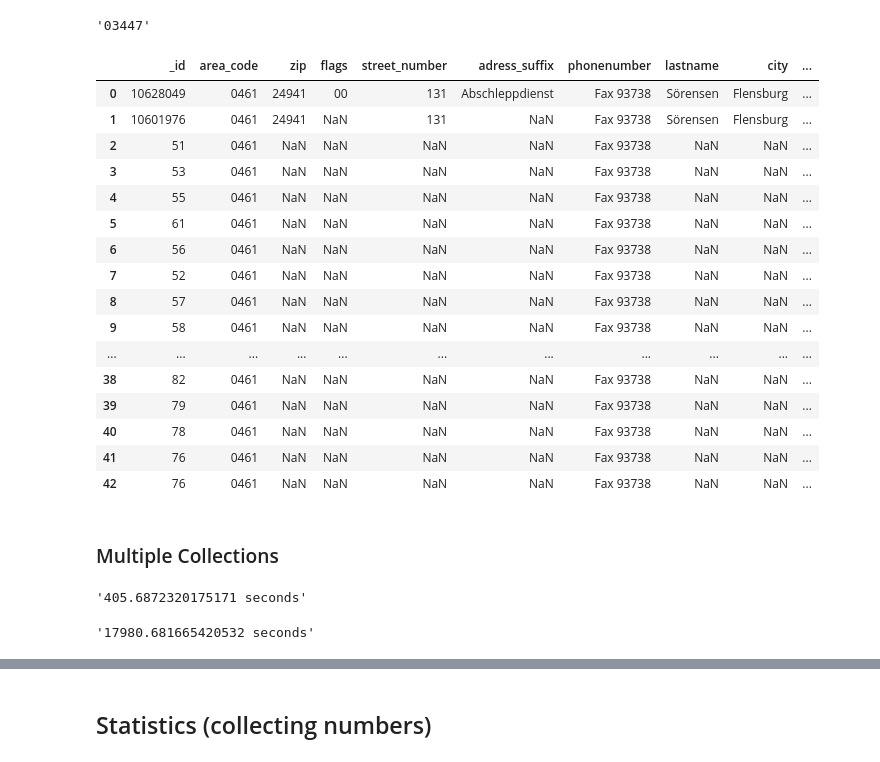
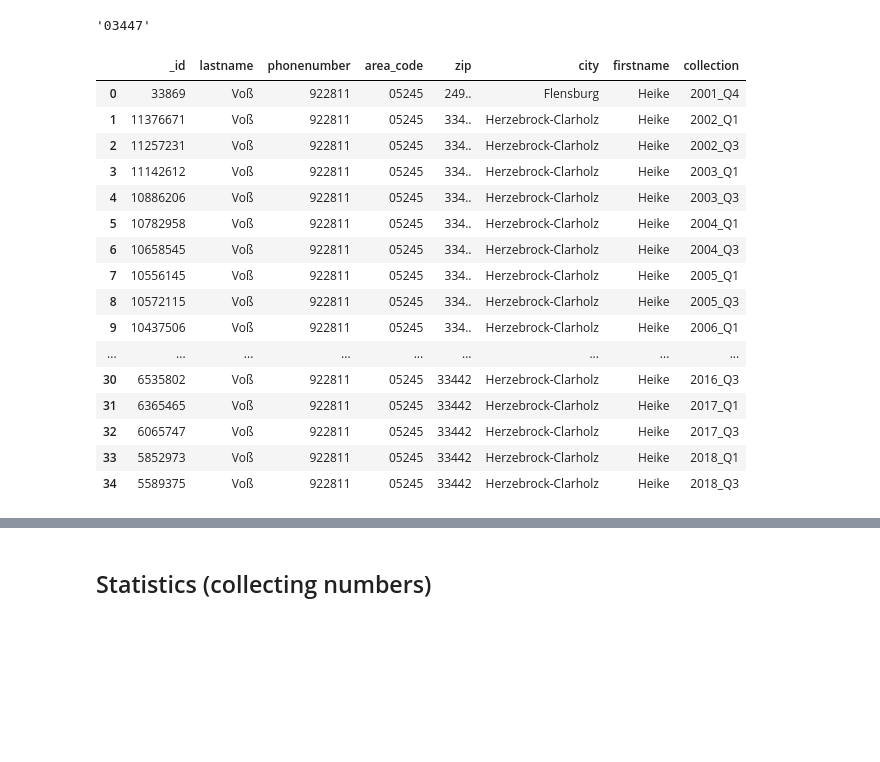
Before and after one commit to mayo-s/phonebookdiver, a Jupyter notebook: jupyter/phonebookdiver_notebook.ipynb, the cells around one changed output, grey strips where cells are left out. Drawn from its saved outputs; the diff is of its cells as text; code cells hidden in the pictures; blank space fills up the shorter version.

```diff
--- a/jupyter/phonebookdiver_notebook.ipynb
+++ b/jupyter/phonebookdiver_notebook.ipynb
@@ -34,6 +34,7 @@ except pymongo.errors.ConnectionFailure as err:
 else:
     print(f'CONNECTED to {MONGO_URI} {db.name}')
     collections = helper.get_phonebooks(db)
+    pd.set_option('display.max_rows', 500)
 # %% [output]
 CONNECTED to mongodb://localhost:27017 phonebookdiver
 # %% [markdown]
@@ -524,35 +615,35 @@ def trace_phonenr(area_code, phone_nr):
     if len(collections) <= 0: return 'No collections available'
     records = []
     for  c in collections:
-        record = db[c].find_one({'area_code': area_code, 'phonenumber': phone_nr})
+        record = db[c].find_one({'area_code': area_code, 'phonenumber': {'$regex': phone_nr}})
         if record is not None:
             record['collection'] = c
             records.append(record)
 
     return records
 # %%
+traced_nr = trace_phonenr('05245', '922811')
 # traced_nr = trace_phonenr(record['area_code'][0], record['phonenumber'][0])
 # traced_nr = trace_phonenr('03447', 'Fax 850-444')
 # traced_nr = trace_phonenr('0461', 'Fax 50323-23')
-traced_nr = trace_phonenr('0461','Fax 93738')
+# traced_nr = trace_phonenr('0461','Fax 93738')
+# traced_nr = trace_phonenr('0461','93738')
 pd.DataFrame(traced_nr)
 # %% [output]
-|  | _id | area_code | zip | flags | street_number | adress_suffix | phonenumber | lastname | city | ... |
-| 0 | 10628049 | 0461 | 24941 | 00 | 131 | Abschleppdienst | Fax 93738 | Sörensen | Flensburg | ... |
-| 1 | 10601976 | 0461 | 24941 | NaN | 131 | NaN | Fax 93738 | Sörensen | Flensburg | ... |
-| 2 | 51 | 0461 | NaN | NaN | NaN | NaN | Fax 93738 | NaN | NaN | ... |
-| 3 | 53 | 0461 | NaN | NaN | NaN | NaN | Fax 93738 | NaN | NaN | ... |
-| 4 | 55 | 0461 | NaN | NaN | NaN | NaN | Fax 93738 | NaN | NaN | ... |
-| 5 | 61 | 0461 | NaN | NaN | NaN | NaN | Fax 93738 | NaN | NaN | ... |
-| 6 | 56 | 0461 | NaN | NaN | NaN | NaN | Fax 93738 | NaN | NaN | ... |
-| 7 | 52 | 0461 | NaN | NaN | NaN | NaN | Fax 93738 | NaN | NaN | ... |
-| 8 | 57 | 0461 | NaN | NaN | NaN | NaN | Fax 93738 | NaN | NaN | ... |
-| 9 | 58 | 0461 | NaN | NaN | NaN | NaN | Fax 93738 | NaN | NaN | ... |
-| ... | ... | ... | ... | ... | ... | ... | ... | ... | ... | ... |
-| 38 | 82 | 0461 | NaN | NaN | NaN | NaN | Fax 93738 | NaN | NaN | ... |
-| 39 | 79 | 0461 | NaN | NaN | NaN | NaN | Fax 93738 | NaN | NaN | ... |
-| 40 | 78 | 0461 | NaN | NaN | NaN | NaN | Fax 93738 | NaN | NaN | ... |
-| 41 | 76 | 0461 | NaN | NaN | NaN | NaN | Fax 93738 | NaN | NaN | ... |
-| 42 | 76 | 0461 | NaN | NaN | NaN | NaN | Fax 93738 | NaN | NaN | ... |
+|  | _id | lastname | phonenumber | area_code | zip | city | firstname | collection |
+| 0 | 33869 | Voß | 922811 | 05245 | 249.. | Flensburg | Heike | 2001_Q4 |
+| 1 | 11376671 | Voß | 922811 | 05245 | 334.. | Herzebrock-Clarholz | Heike | 2002_Q1 |
+| 2 | 11257231 | Voß | 922811 | 05245 | 334.. | Herzebrock-Clarholz | Heike | 2002_Q3 |
+| 3 | 11142612 | Voß | 922811 | 05245 | 334.. | Herzebrock-Clarholz | Heike | 2003_Q1 |
+| 4 | 10886206 | Voß | 922811 | 05245 | 334.. | Herzebrock-Clarholz | Heike | 2003_Q3 |
+| 5 | 10782958 | Voß | 922811 | 05245 | 334.. | Herzebrock-Clarholz | Heike | 2004_Q1 |
+| 6 | 10658545 | Voß | 922811 | 05245 | 334.. | Herzebrock-Clarholz | Heike | 2004_Q3 |
+| 7 | 10556145 | Voß | 922811 | 05245 | 334.. | Herzebrock-Clarholz | Heike | 2005_Q1 |
+| 8 | 10572115 | Voß | 922811 | 05245 | 334.. | Herzebrock-Clarholz | Heike | 2005_Q3 |
+| 9 | 10437506 | Voß | 922811 | 05245 | 334.. | Herzebrock-Clarholz | Heike | 2006_Q1 |
+| ... | ... | ... | ... | ... | ... | ... | ... | ... |
+| 30 | 6535802 | Voß | 922811 | 05245 | 33442 | Herzebrock-Clarholz | Heike | 2016_Q3 |
+| 31 | 6365465 | Voß | 922811 | 05245 | 33442 | Herzebrock-Clarholz | Heike | 2017_Q1 |
+| 32 | 6065747 | Voß | 922811 | 05245 | 33442 | Herzebrock-Clarholz | Heike | 2017_Q3 |
+| 33 | 5852973 | Voß | 922811 | 05245 | 33442 | Herzebrock-Clarholz | Heike | 2018_Q1 |
+| 34 | 5589375 | Voß | 922811 | 05245 | 33442 | Herzebrock-Clarholz | Heike | 2018_Q3 |
-# %% [markdown]
-### Multiple Collections
@@ -563,31 +649,0 @@ query_values = ['Müller', 'Michael', 'Berlin']
-# %%
-# query and export name over all collections into multiple files
-start = time.time()
-# results = pd.DataFrame({})
-for c in collections:
-    df = pd.DataFrame(db[c].find({query_keys[0]: query_values[0]}))
-    df['collection'] = c
-    helper.export_results(df, c, query_values[:1], False)
-    # TODO add column and collection marker
-    # results.append(df, ignore_index=True)
-elapsed_time(start, time.time())
-# processing time 2828.799796819687 seconds (HDD > 47 minutes)
-# processing time 405.6872320175171 seconds (SSD < 7 minutes)
-# results
-# %% [output]
-'405.6872320175171 seconds'
-# %%
-# query and export name over all collections into one file
-start = time.time()
-result_frames = []
-for c in collections:
-    df = pd.DataFrame(db[c].find({query_keys[0]: query_values[0]}))
-    df['collection'] = c
-    result_frames.append(df)
-results = pd.concat(result_frames, ignore_index=True)
-results.to_csv(r'./Müller/Müller_all_in_one.csv')
-helper.elapsed_time(start, time.time())
-
-# processing time 17980.681665420532 seconds (5 hours) - filesize: 1.29 GB
-# %% [output]
-'17980.681665420532 seconds'
```
Also changed, not shown: parts of 39 cells of this notebook.
